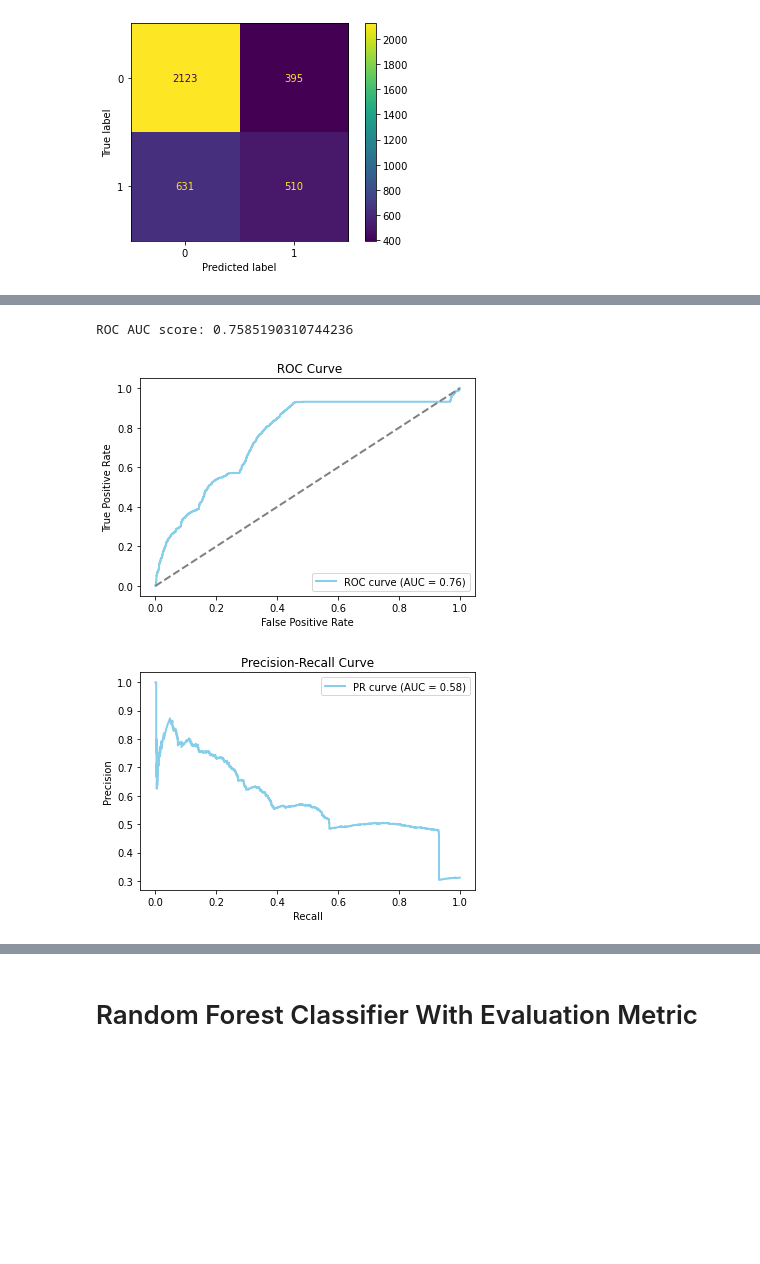
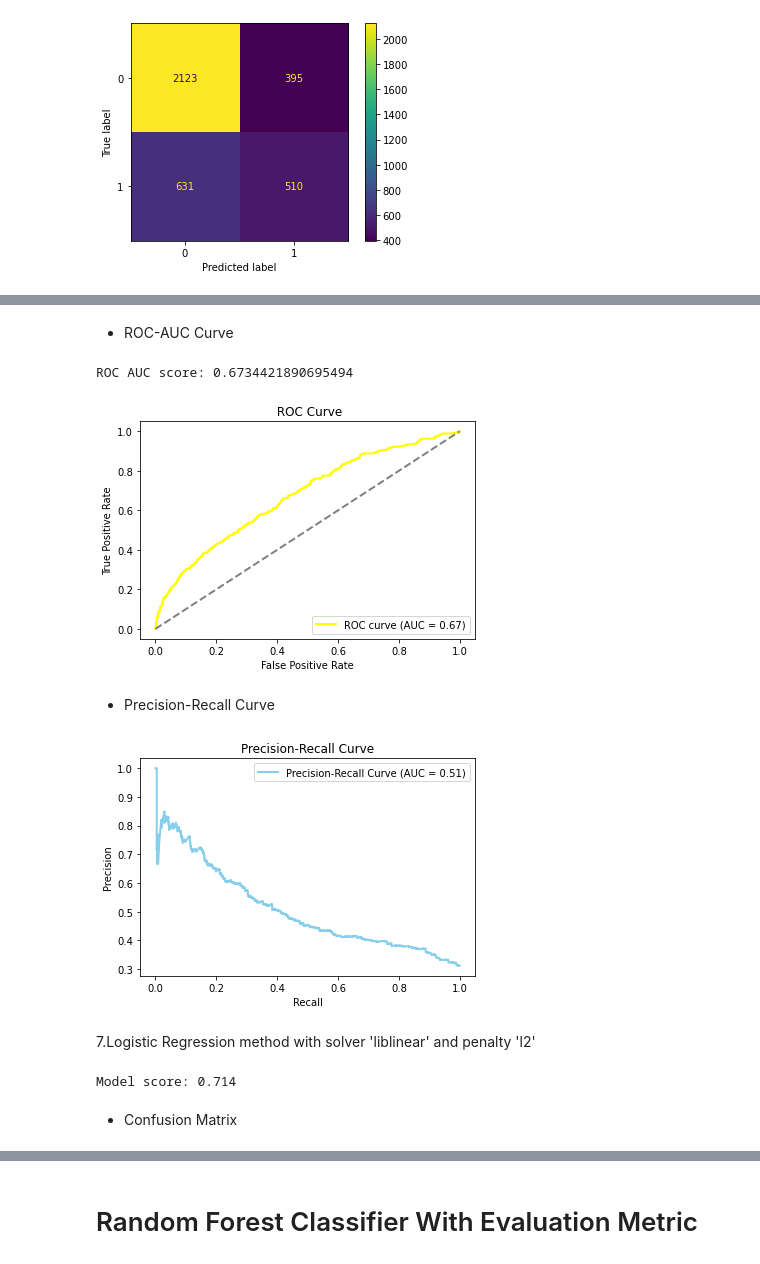
Before and after one commit to COGS118A/Group033-Wi23, a Jupyter notebook: CheckpointGroup033-Wi23.ipynb, the cells around one changed output, grey strips where cells are left out. Drawn from its saved outputs; the diff is of its cells as text; code cells hidden in the pictures; blank space fills up the shorter version.

```diff
--- a/CheckpointGroup033-Wi23.ipynb
+++ b/CheckpointGroup033-Wi23.ipynb
@@ -280,0 +376,5 @@ Standard deviation: 0.0036417073065404576
+# %%
+lr = LogisticRegression(C=1, random_state=0, solver = 'saga',penalty = 'none')
+lr.fit(X_train, y_train)
+score = lr.score(X_test, y_test)
+print("Model score: {:.3f}".format(score))
@@ -280,0 +453,5 @@ Standard deviation: 0.0036417073065404576
+# %%
+lr = LogisticRegression(C=1, random_state=0, solver = 'saga',penalty = 'l1')
+lr.fit(X_train, y_train)
+score = lr.score(X_test, y_test)
+print("Model score: {:.3f}".format(score))
@@ -280,0 +462,5 @@ Standard deviation: 0.0036417073065404576
+# %%
+lr = LogisticRegression(C=1, random_state=0, solver = 'saga',penalty = 'elasticnet',l1_ratio=0.5)
+lr.fit(X_train, y_train)
+score = lr.score(X_test, y_test)
+print("Model score: {:.3f}".format(score))
@@ -280,0 +471,5 @@ Standard deviation: 0.0036417073065404576
+# %%
+lr = LogisticRegression(C=1, random_state=0, solver = 'liblinear',penalty = 'l1')
+lr.fit(X_train, y_train)
+score = lr.score(X_test, y_test)
+print("Model score: {:.3f}".format(score))
@@ -281,10 +512,12 @@ Standard deviation: 0.0036417073065404576
+# %% [markdown]
+- ROC-AUC Curve
 # %%
 y_scores = lr.predict_proba(X_test)[:, 1]
 roc_auc = roc_auc_score(y_test, y_scores)
 fpr, tpr, thresholds = roc_curve(y_test, y_scores)
 print('ROC AUC score:', roc_auc)
 
-plt.plot(fpr, tpr, color='skyblue', lw=2, label='ROC curve (AUC = %0.2f)' % roc_auc)
+plt.plot(fpr, tpr, color='yellow', lw=2, label='ROC curve (AUC = %0.2f)' % roc_auc)
 plt.plot([0, 1], [0, 1], color='gray', lw=2, linestyle='--')
 plt.xlabel('False Positive Rate')
 plt.ylabel('True Positive Rate')
@@ -292,19 +525,32 @@ plt.title(' ROC Curve')
 plt.legend(loc="lower right")
 plt.show()
 # %% [output]
-ROC AUC score: 0.7585190310744236
+ROC AUC score: 0.6734421890695494
-[figure, old version]
+[figure, new version]
+# %% [markdown]
+- Precision-Recall Curve
 # %%
 precision, recall, thresholds = precision_recall_curve(y_test, y_scores)
 
 auc_score = auc(recall, precision)
 
 # Plot the precision-recall curve
-plt.plot(recall, precision, color='skyblue', lw=2, label='PR curve (AUC = %0.2f)' % auc_score)
+plt.plot(recall, precision, color='skyblue', lw=2, label='Precision-Recall Curve (AUC = %0.2f)' % auc_score)
 plt.xlabel('Recall')
 plt.ylabel('Precision')
 plt.title('Precision-Recall Curve')
 plt.legend(loc="upper right")
 plt.show()
 # %% [output]
-[figure, old version]
+[figure, new version]
+# %% [markdown]
+7.Logistic Regression method with solver 'liblinear' and penalty 'l2'
+# %%
+lr = LogisticRegression(C=1, random_state=0, solver = 'liblinear',penalty = 'l2')
+lr.fit(X_train, y_train)
+score = lr.score(X_test, y_test)
+print("Model score: {:.3f}".format(score))
+# %% [output]
+Model score: 0.714
+# %% [markdown]
+- Confusion Matrix
```
Also changed, not shown: parts of 104 cells of this notebook.
